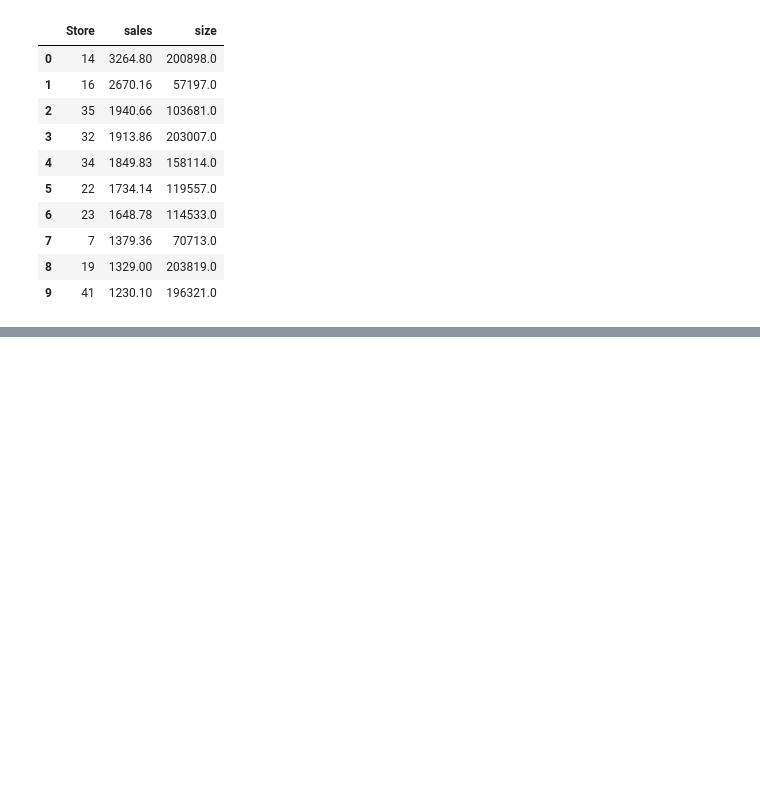
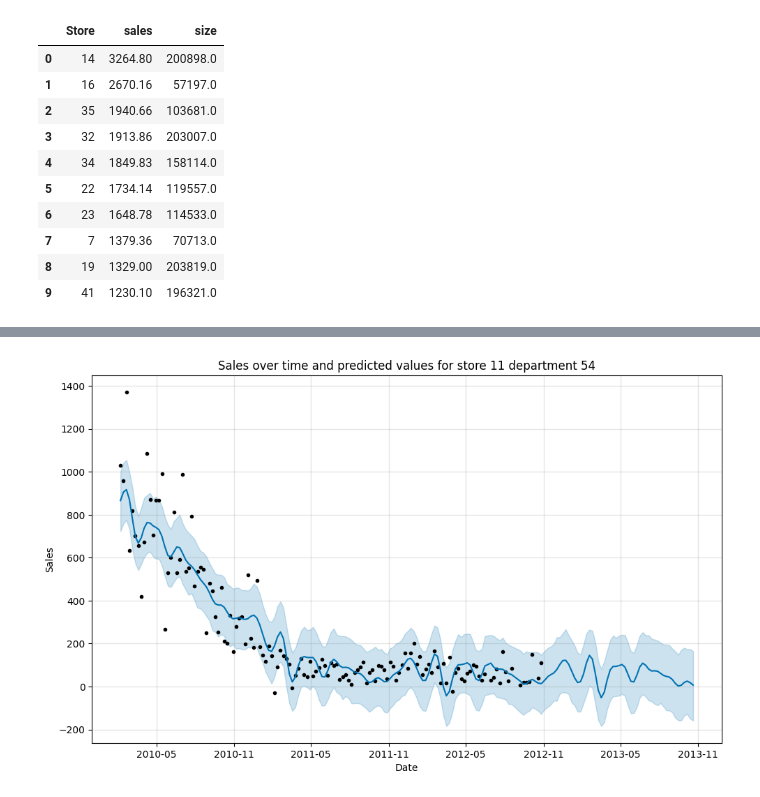
Before and after one commit to tanzhu91/Retail-Data-Analytics, a Jupyter notebook: notebooks/retail_data_analysis.ipynb, the cells around one changed output, grey strips where cells are left out. Saved outputs shown, nothing was run; the diff lists cells and outputs as text; code cells hidden in the pictures; blank space fills up the shorter version.

```diff
--- a/notebooks/retail_data_analysis.ipynb
+++ b/notebooks/retail_data_analysis.ipynb
@@ -805,0 +873,24 @@ plt.show()
+# %%
+store11 = dep_54[dep_54['Store'] == 11]
+# %%
+prophet_data5 = store11.reset_index()[['Date', 'Weekly_Sales']].rename(columns={'Date': 'ds', 'Weekly_Sales': 'y'})
+
+
+model5 = Prophet()
+model5.fit(prophet_data5)
+
+
+future5 = model5.make_future_dataframe(periods=52, freq='W')
+forecast5 = model5.predict(future5)
+
+
+model5.plot(forecast5)
+
+
+
+plt.title('Sales over time and predicted values for store 11 department 54')
+plt.xlabel('Date')
+plt.ylabel('Sales')
+plt.show()
+plt.show()
+# %% [output]
@@ -805,0 +899 @@ plt.show()
+[figure, added]
```
Also changed, not shown: parts of 7 cells of this notebook.
